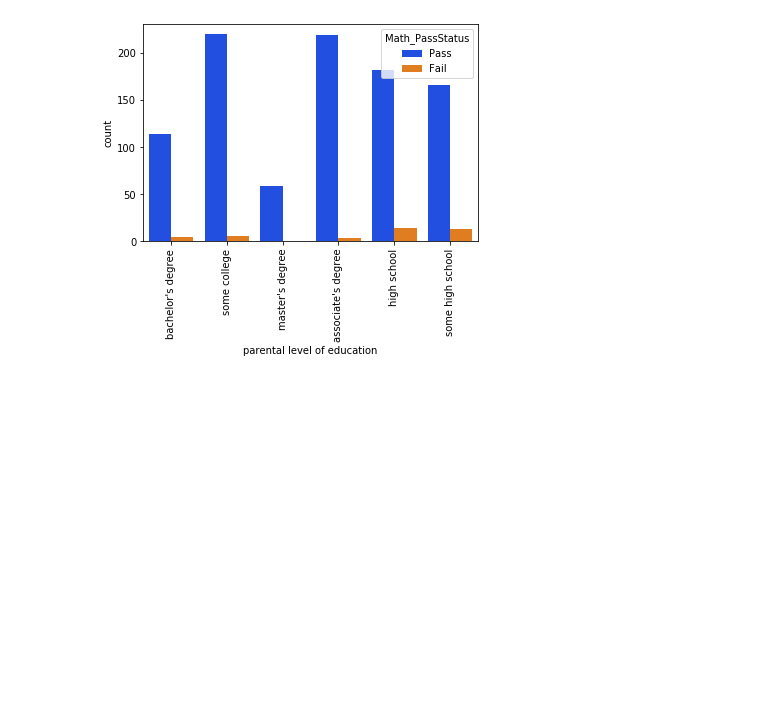
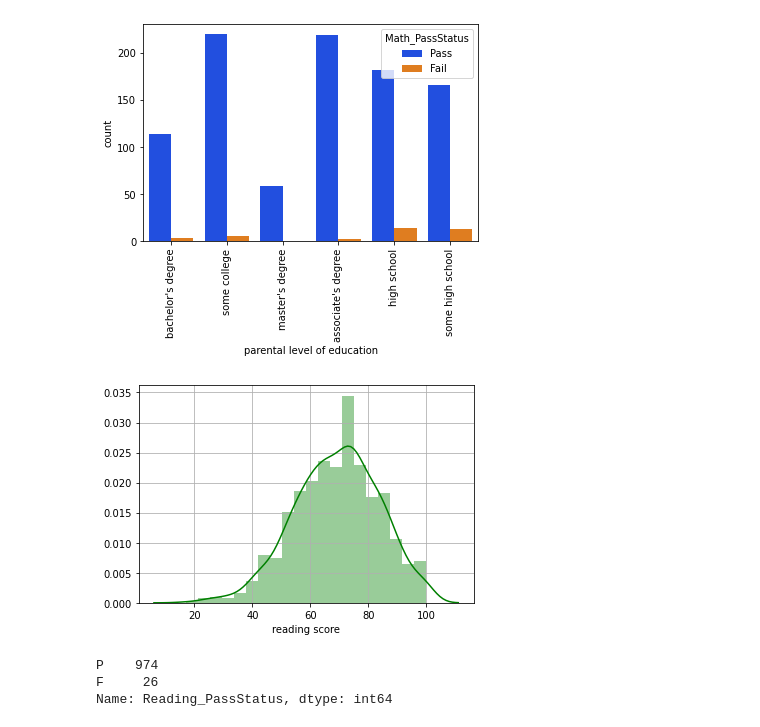
Before and after one commit to LuuHung99/Datamining, a Jupyter notebook: dataMining.ipynb, the cells around one changed output. Saved outputs shown, nothing was run; the diff lists cells and outputs as text; code cells hidden in the pictures; blank space fills up the shorter version.

```diff
--- a/dataMining.ipynb
+++ b/dataMining.ipynb
@@ -72,3 +72,17 @@ p = sns.countplot(x='parental level of education', data = df, hue='Math_PassStat
 _ = plt.setp(p.get_xticklabels(), rotation=90)
 # %% [output]
 [figure]
+# %%
+#Phân bố của điểm đọc
+sns.distplot(df['reading score'], bins=20, color='green')
+plt.grid()
+# %% [output]
+[figure, added]
+# %%
+#Số học sinh qua môn đọc
+df['Reading_PassStatus'] = np.where(df['reading score']<passmark, 'F', 'P')
+df.Reading_PassStatus.value_counts()
+# %% [output]
+P    974
+F     26
+Name: Reading_PassStatus, dtype: int64
```
Also changed, not shown: parts of 4 cells of this notebook.
